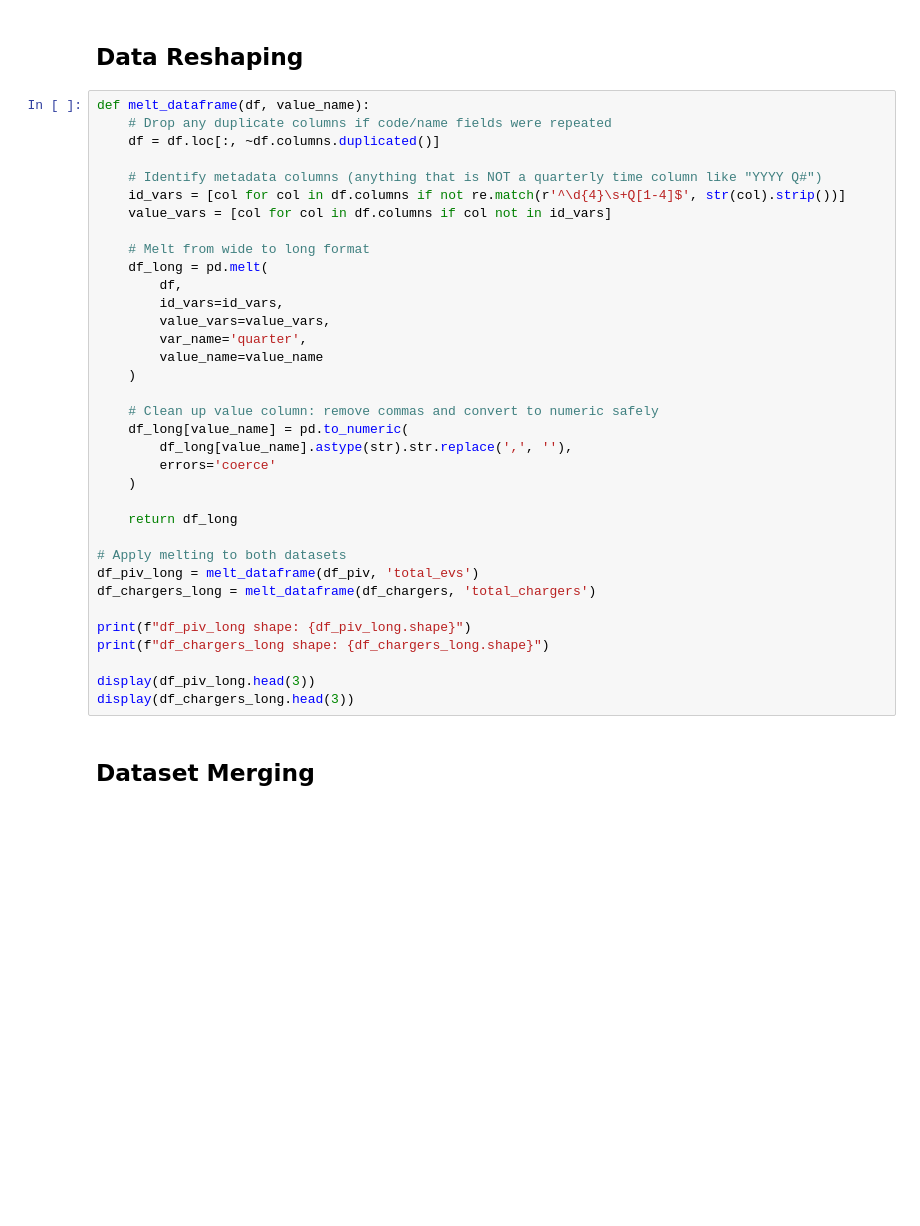
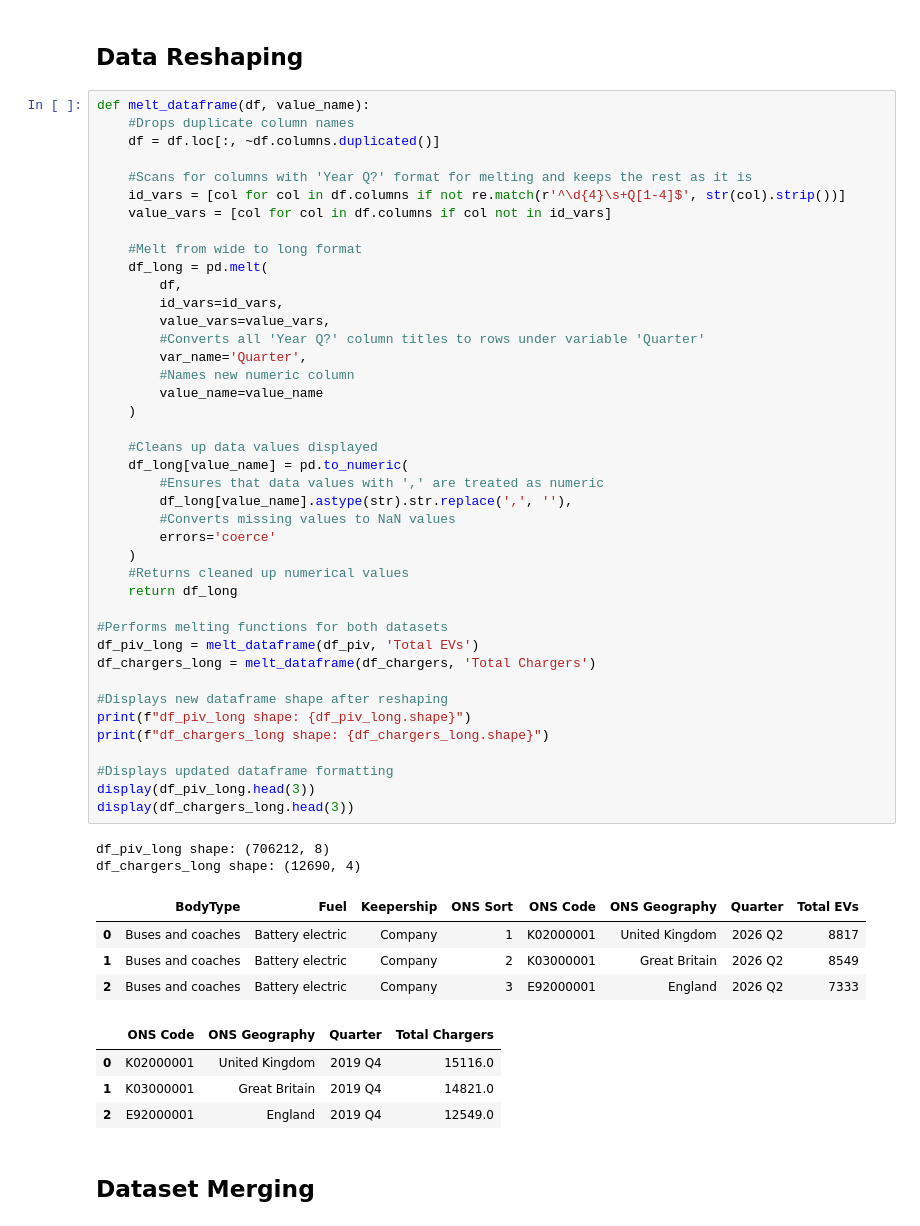
Before and after one commit to leon72305-source/DSAI_FINAL, a Jupyter notebook: DSandAIP2027_Drafts.ipynb, the cells around one changed output. Cells and saved outputs as stored; diff of their text form; blank space fills up the shorter version.

Commit message:
Commit: Dataset Reshaping Working

```diff
--- a/DSandAIP2027_Drafts.ipynb
+++ b/DSandAIP2027_Drafts.ipynb
@@ -202,39 +202,56 @@ Cleaned df_chargers shape: (470, 29)
 ## Data Reshaping
 # %%
 def melt_dataframe(df, value_name):
-    # Drop any duplicate columns if code/name fields were repeated
+    #Drops duplicate column names
     df = df.loc[:, ~df.columns.duplicated()]
 
-    # Identify metadata columns (anything that is NOT a quarterly time column like "YYYY Q#")
+    #Scans for columns with 'Year Q?' format for melting and keeps the rest as it is
     id_vars = [col for col in df.columns if not re.match(r'^\d{4}\s+Q[1-4]$', str(col).strip())]
     value_vars = [col for col in df.columns if col not in id_vars]
 
-    # Melt from wide to long format
+    #Melt from wide to long format
     df_long = pd.melt(
         df,
         id_vars=id_vars,
         value_vars=value_vars,
-        var_name='quarter',
+        #Converts all 'Year Q?' column titles to rows under variable 'Quarter'
+        var_name='Quarter',
+        #Names new numeric column
         value_name=value_name
     )
 
-    # Clean up value column: remove commas and convert to numeric safely
+    #Cleans up data values displayed
     df_long[value_name] = pd.to_numeric(
+        #Ensures that data values with ',' are treated as numeric
         df_long[value_name].astype(str).str.replace(',', ''),
+        #Converts missing values to NaN values
         errors='coerce'
     )
-
+    #Returns cleaned up numerical values
     return df_long
 
-# Apply melting to both datasets
-df_piv_long = melt_dataframe(df_piv, 'total_evs')
-df_chargers_long = melt_dataframe(df_chargers, 'total_chargers')
+#Performs melting functions for both datasets
+df_piv_long = melt_dataframe(df_piv, 'Total EVs')
+df_chargers_long = melt_dataframe(df_chargers, 'Total Chargers')
 
+#Displays new dataframe shape after reshaping
 print(f"df_piv_long shape: {df_piv_long.shape}")
 print(f"df_chargers_long shape: {df_chargers_long.shape}")
 
+#Displays updated dataframe formatting
 display(df_piv_long.head(3))
 display(df_chargers_long.head(3))
+# %% [output]
+df_piv_long shape: (706212, 8)
+df_chargers_long shape: (12690, 4)
+|  | BodyType | Fuel | Keepership | ONS Sort | ONS Code | ONS Geography | Quarter | Total EVs |
+| 0 | Buses and coaches | Battery electric | Company | 1 | K02000001 | United Kingdom | 2026 Q2 | 8817 |
+| 1 | Buses and coaches | Battery electric | Company | 2 | K03000001 | Great Britain | 2026 Q2 | 8549 |
+| 2 | Buses and coaches | Battery electric | Company | 3 | E92000001 | England | 2026 Q2 | 7333 |
+|  | ONS Code | ONS Geography | Quarter | Total Chargers |
+| 0 | K02000001 | United Kingdom | 2019 Q4 | 15116.0 |
+| 1 | K03000001 | Great Britain | 2019 Q4 | 14821.0 |
+| 2 | E92000001 | England | 2019 Q4 | 12549.0 |
 # %% [markdown]
 ## Dataset Merging
 # %%
```
